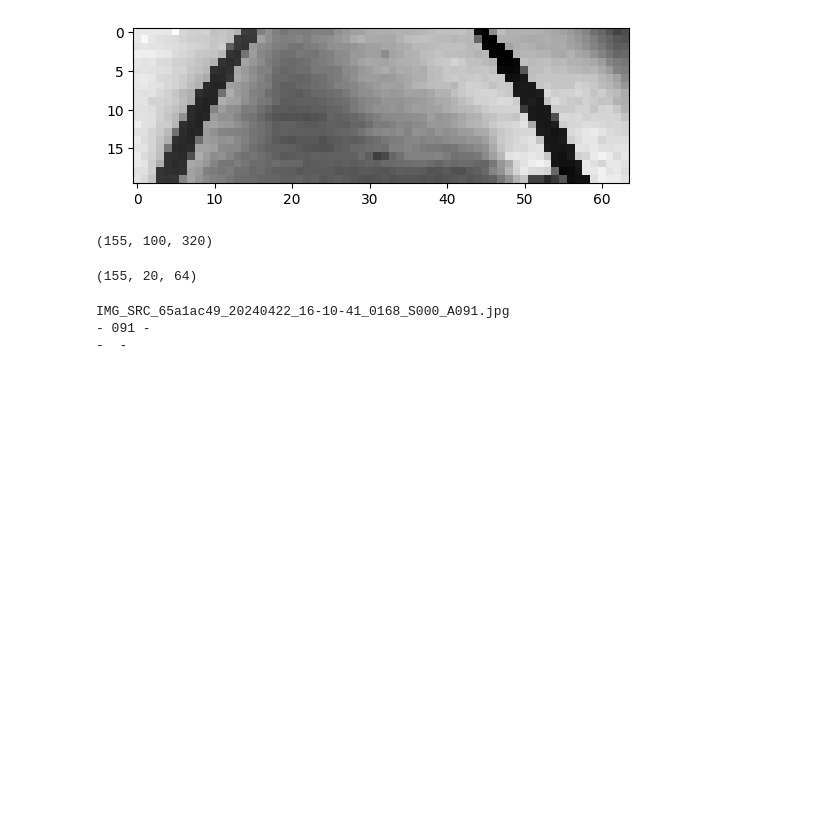
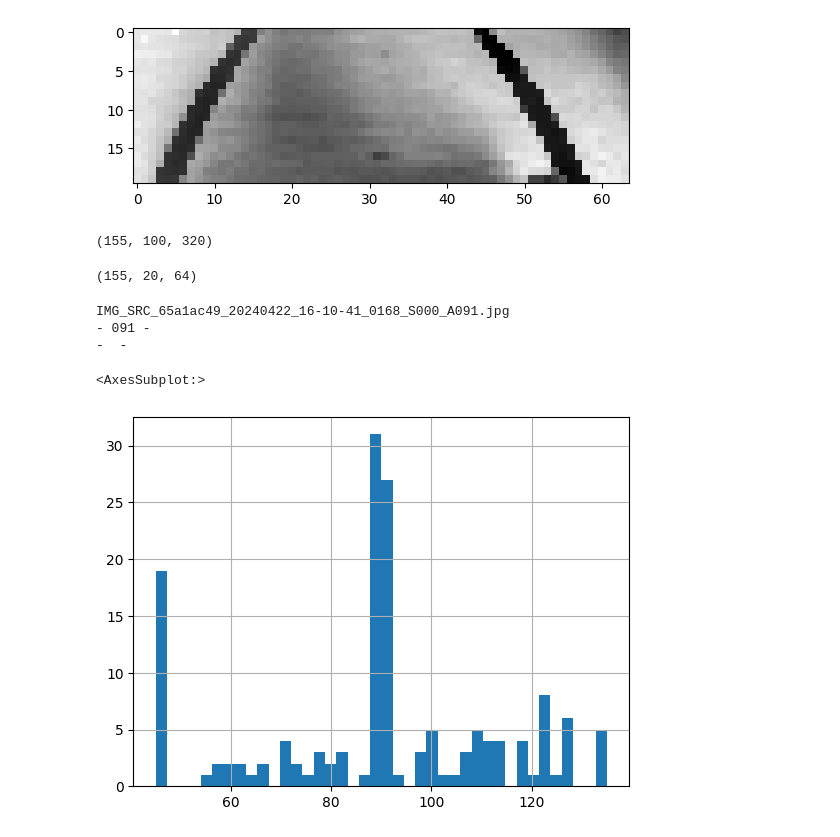
Before and after one commit to beckaelmicher/C2C, a Jupyter notebook: cnn.ipynb, the cells around one changed output. Cells and saved outputs as stored; diff of their text form; code cells hidden in the pictures; blank space fills up the shorter version.

```diff
--- a/cnn.ipynb
+++ b/cnn.ipynb
@@ -101,3 +101,10 @@ IMG_SRC_65a1ac49_20240422_16-10-41_0168_S000_A091.jpg
 -  -
 # %%
 angles = np.array([int(i[-7:-4]) for i in img_files]) # Extrahieren der Lenkwinkel aus dem Dateinamen
+# %%
+# Betrachtung der Verteilung der Lenkwinkel in den Trainingsdaten
+# -> typischerweise nicht symmetrisch
+pd.Series(angles, name ='angles').hist(bins = 40)
+# %% [output]
+<AxesSubplot:>
+[figure, added]
```
Also changed, not shown: parts of 23 cells of this notebook.
